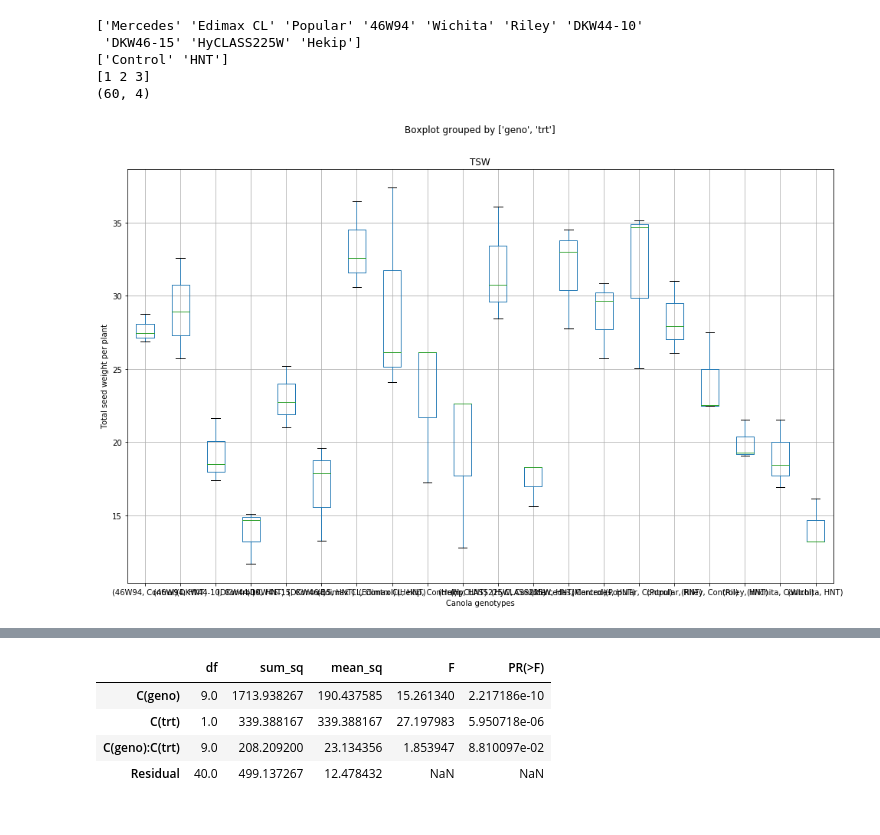
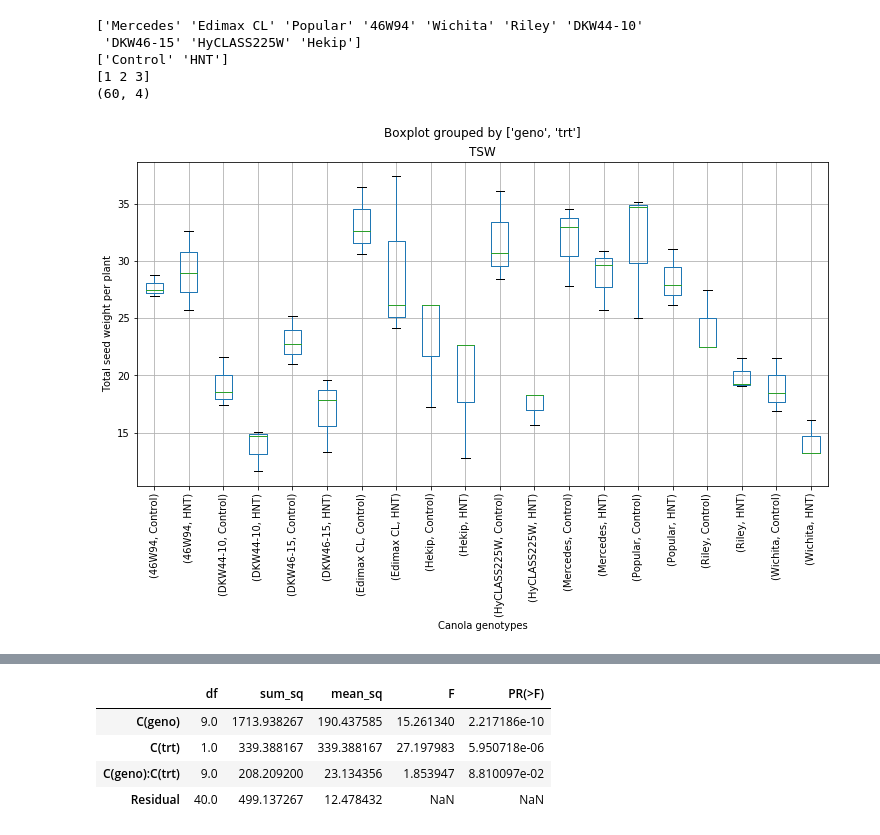
Before and after one commit to pokharelmeg/Semester-Project, a Jupyter notebook: heat_index_calculation.ipynb, the cells around one changed output, grey strips where cells are left out. Cells and saved outputs as stored; diff of their text form; code cells hidden in the pictures.

```diff
--- a/heat_index_calculation.ipynb
+++ b/heat_index_calculation.ipynb
@@ -165,9 +195,10 @@ print(df.shape)
 # %%
 # Preliminery examinaion of the total seed weight per plant between the treatment for all ten genotypes using boxplots
 # plt.figure(figsize=(12,8))
-df.boxplot(column=['TSW'], by= ['geno','trt'], figsize=(16,10))
+df.boxplot(column=['TSW'], by= ['geno','trt'], figsize=(12,6))
 plt.xlabel('Canola genotypes')
 plt.ylabel('Total seed weight per plant')
+plt.xticks(rotation='vertical')
 plt.show()
 # %% [output]
-[figure, old version]
+[figure, new version]
```
Also changed, not shown: parts of 8 cells of this notebook, 1 other file.
